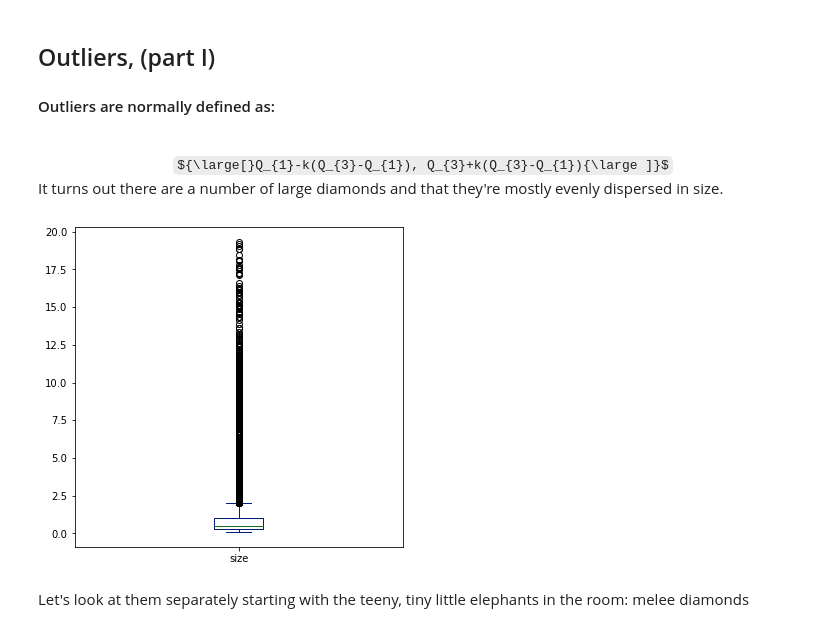
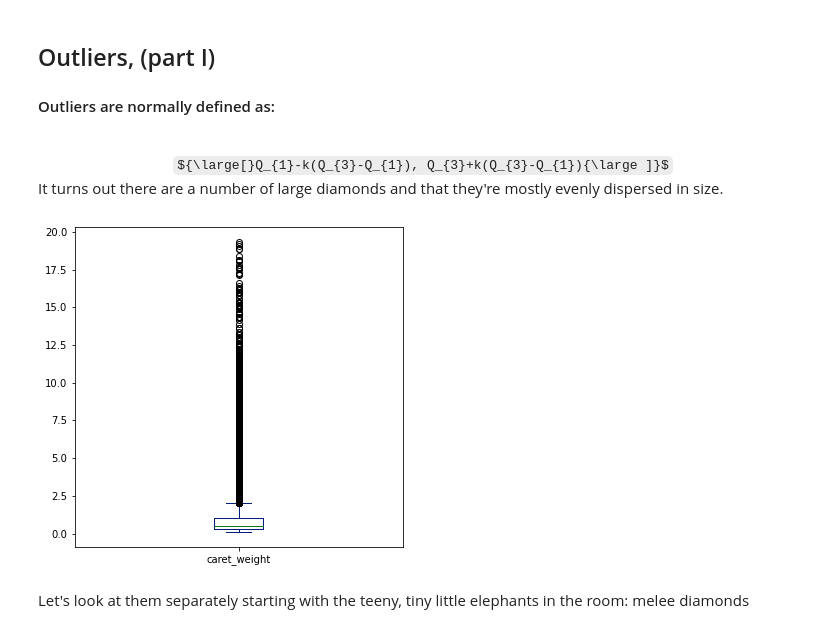
Before and after one commit to Little-PyProjects/Bees, a Jupyter notebook: Diamonds/notebooks/EDA.ipynb, the cells around one changed output. Drawn from its saved outputs; the diff is of its cells as text; code cells hidden in the pictures; some formulas as TeX source.

```diff
--- a/Diamonds/notebooks/EDA.ipynb
+++ b/Diamonds/notebooks/EDA.ipynb
@@ -92,13 +92,13 @@ Comparing the mean, the median, and the 75% we see this is heavily skewed both w
 It turns out there are a number of large diamonds and that they're mostly evenly dispersed in size.
 # %%
 sns.set_palette(palette='dark', n_colors=14)
-df['size'].plot(kind='box',figsize=(20,20),subplots=True,layout=(3,3))
+df['caret_weight'].plot(kind='box',figsize=(20,20),subplots=True,layout=(3,3))
 
 
 
 plt.show()
 # %% [output]
-[figure, old version]
+[figure, new version]
 # %% [markdown]
 Let's look at them separately starting with the teeny, tiny little elephants in the room: melee diamonds
 # %% [markdown]
```
Also changed, not shown: parts of 22 cells of this notebook.
